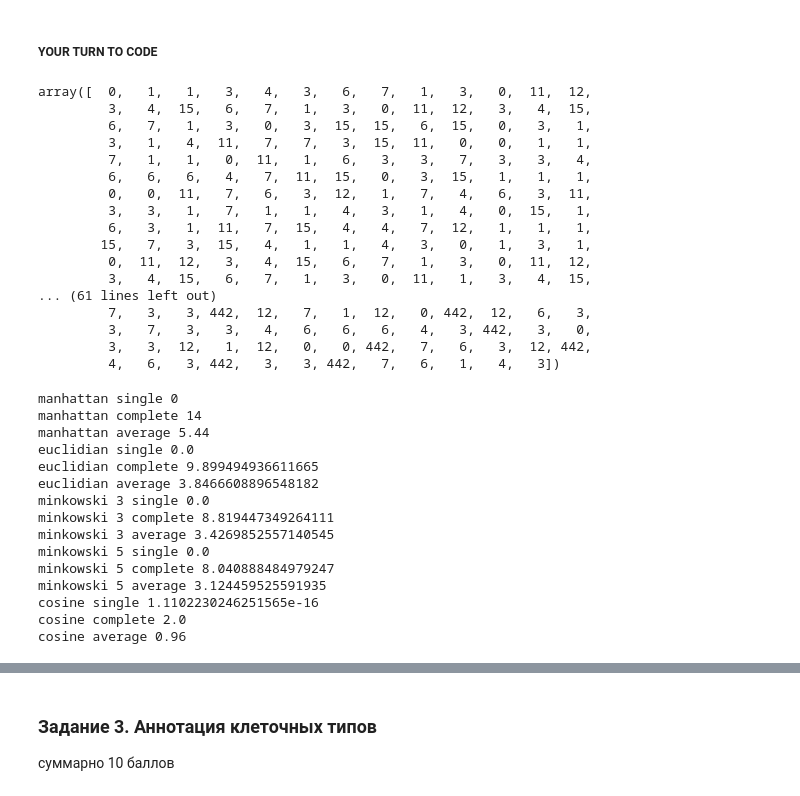
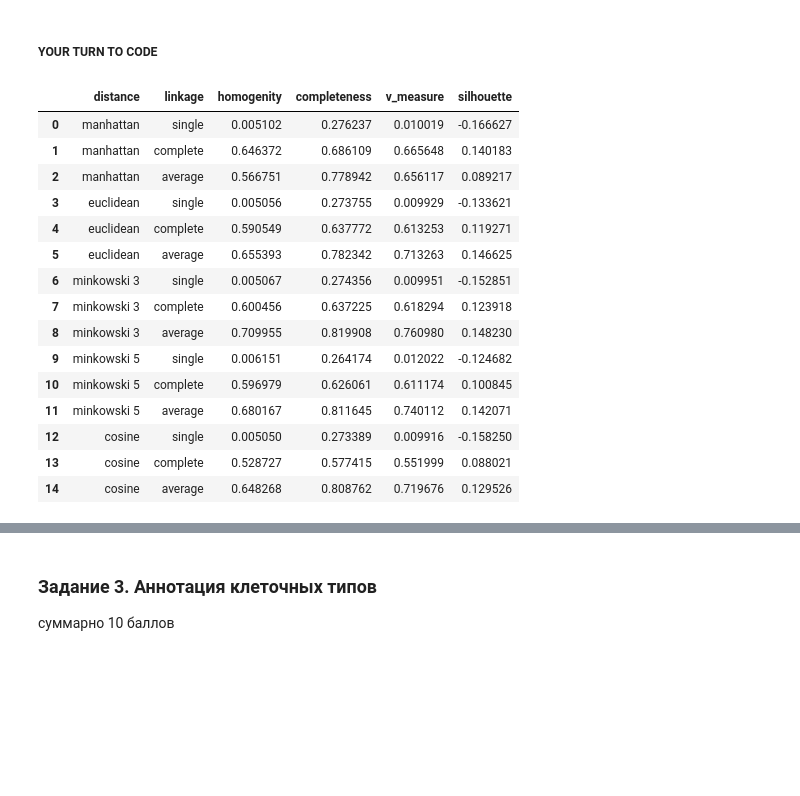
Before and after one commit to kambizaur/BI_ML_2023, a Jupyter notebook: HW_03_unsupervised_learning/code/Cluster_tSNE.ipynb, the cells around one changed output, grey strips where cells are left out. Drawn from its saved outputs; the diff is of its cells as text; code cells hidden in the pictures; blank space fills up the shorter version.

```diff
--- a/HW_03_unsupervised_learning/code/Cluster_tSNE.ipynb
+++ b/HW_03_unsupervised_learning/code/Cluster_tSNE.ipynb
@@ -316,46 +269,23 @@ def algorithm_selection(X, distances, algorithms, metrics):
 
     return compare_dataframe
-# %%
-ans = algorithm_selection(X[:1000],
-                    ['euclidian'],
-                    ['average'], None)
-ans
-# %% [output]
-array([  0,   1,   1,   3,   4,   3,   6,   7,   1,   3,   0,  11,  12,
-         3,   4,  15,   6,   7,   1,   3,   0,  11,  12,   3,   4,  15,
-         6,   7,   1,   3,   0,   3,  15,  15,   6,  15,   0,   3,   1,
-         3,   1,   4,  11,   7,   7,   3,  15,  11,   0,   0,   1,   1,
-         7,   1,   1,   0,  11,   1,   6,   3,   3,   7,   3,   3,   4,
-         6,   6,   6,   4,   7,  11,  15,   0,   3,  15,   1,   1,   1,
-         0,   0,  11,   7,   6,   3,  12,   1,   7,   4,   6,   3,  11,
-         3,   3,   1,   7,   1,   1,   4,   3,   1,   4,   0,  15,   1,
-         6,   3,   1,  11,   7,  15,   4,   4,   7,  12,   1,   1,   1,
-        15,   7,   3,  15,   4,   1,   1,   4,   3,   0,   1,   3,   1,
-         0,  11,  12,   3,   4,  15,   6,   7,   1,   3,   0,  11,  12,
-         3,   4,  15,   6,   7,   1,   3,   0,  11,   1,   3,   4,  15,
-... (61 lines left out)
-         7,   3,   3, 442,  12,   7,   1,  12,   0, 442,  12,   6,   3,
-         3,   7,   3,   3,   4,   6,   6,   6,   4,   3, 442,   3,   0,
-         3,   3,  12,   1,  12,   0,   0, 442,   7,   6,   3,  12, 442,
-         4,   6,   3, 442,   3,   3, 442,   7,   6,   1,   4,   3])
 # %%
-X = np.array([[-2, -2], [-1, -1], [5, 5], [1, 1], [2, 2]])
 algorithm_selection(X,
-                    ['manhattan', 'euclidian', 'minkowski 3', 'minkowski 5', 'cosine'],
-                    ['single', 'complete', 'average'], None)
+                    ['manhattan', 'euclidean', 'minkowski 3', 'minkowski 5', 'cosine'],
+                    ['single', 'complete', 'average'], ['homogenity', 'completeness', 'v_measure', 'silhouette'], 10)
 # %% [output]
-manhattan single 0
-manhattan complete 14
-manhattan average 5.44
-euclidian single 0.0
-euclidian complete 9.899494936611665
-euclidian average 3.8466608896548182
-minkowski 3 single 0.0
-minkowski 3 complete 8.819447349264111
-minkowski 3 average 3.4269852557140545
-minkowski 5 single 0.0
-minkowski 5 complete 8.040888484979247
-minkowski 5 average 3.124459525591935
-cosine single 1.1102230246251565e-16
-cosine complete 2.0
-cosine average 0.96
+|  | distance | linkage | homogenity | completeness | v_measure | silhouette |
+| 0 | manhattan | single | 0.005102 | 0.276237 | 0.010019 | -0.166627 |
+| 1 | manhattan | complete | 0.646372 | 0.686109 | 0.665648 | 0.140183 |
+| 2 | manhattan | average | 0.566751 | 0.778942 | 0.656117 | 0.089217 |
+| 3 | euclidean | single | 0.005056 | 0.273755 | 0.009929 | -0.133621 |
+| 4 | euclidean | complete | 0.590549 | 0.637772 | 0.613253 | 0.119271 |
+| 5 | euclidean | average | 0.655393 | 0.782342 | 0.713263 | 0.146625 |
+| 6 | minkowski 3 | single | 0.005067 | 0.274356 | 0.009951 | -0.152851 |
+| 7 | minkowski 3 | complete | 0.600456 | 0.637225 | 0.618294 | 0.123918 |
+| 8 | minkowski 3 | average | 0.709955 | 0.819908 | 0.760980 | 0.148230 |
+| 9 | minkowski 5 | single | 0.006151 | 0.264174 | 0.012022 | -0.124682 |
+| 10 | minkowski 5 | complete | 0.596979 | 0.626061 | 0.611174 | 0.100845 |
+| 11 | minkowski 5 | average | 0.680167 | 0.811645 | 0.740112 | 0.142071 |
+| 12 | cosine | single | 0.005050 | 0.273389 | 0.009916 | -0.158250 |
+| 13 | cosine | complete | 0.528727 | 0.577415 | 0.551999 | 0.088021 |
+| 14 | cosine | average | 0.648268 | 0.808762 | 0.719676 | 0.129526 |
```
Also changed, not shown: parts of 29 cells of this notebook, 1 other file.
